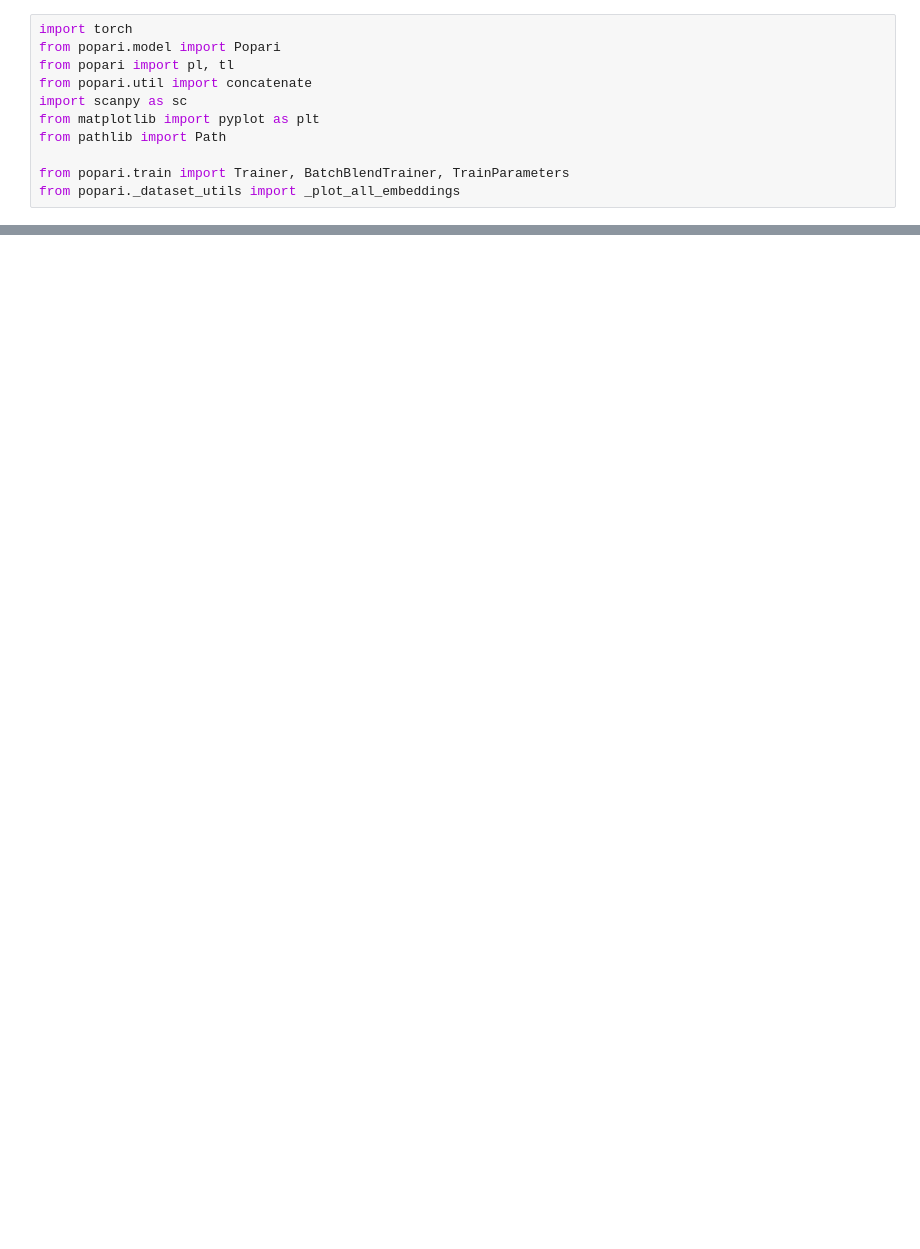
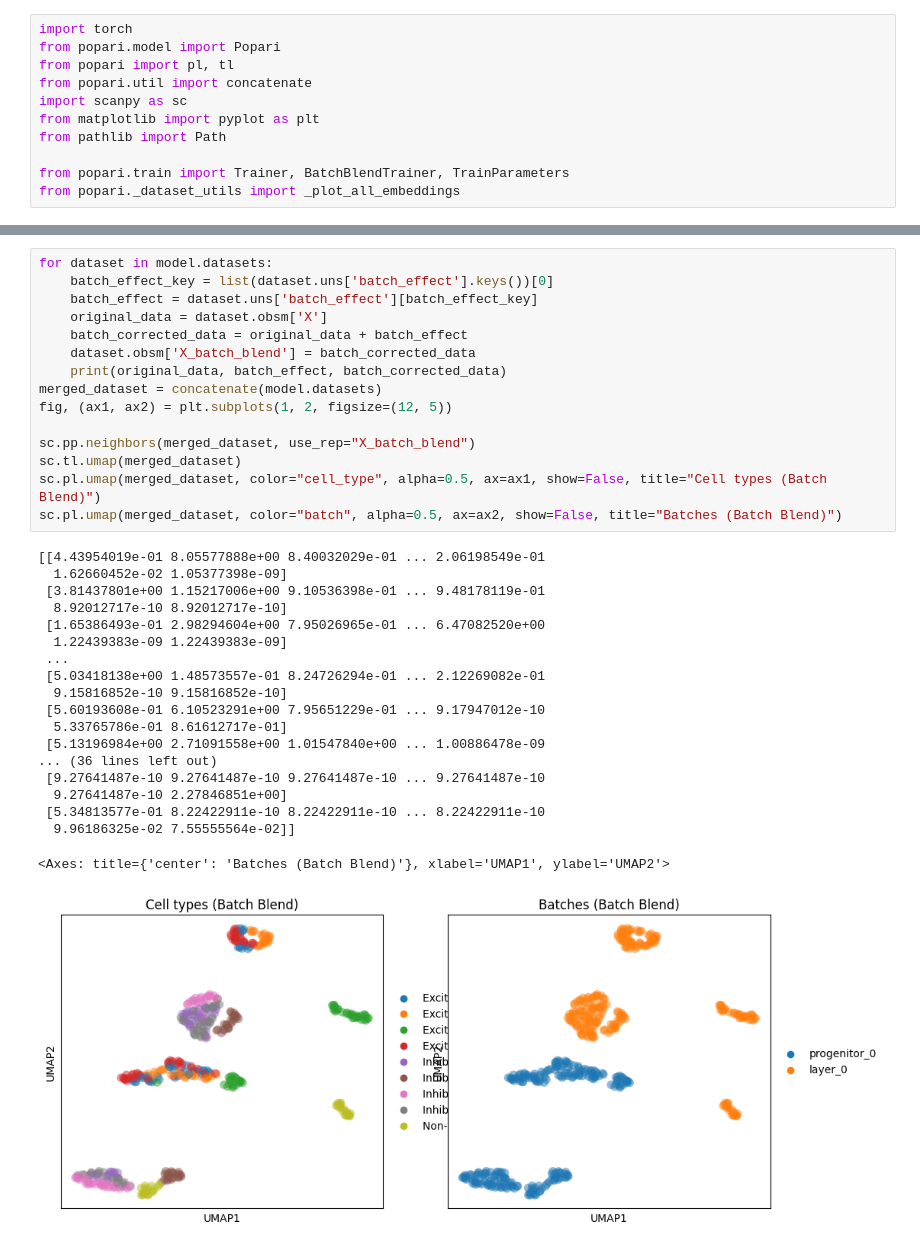
Before and after one commit to alam-shahul/popari, a Jupyter notebook: notebooks/batch_simulation.ipynb, the cells around one changed output, grey strips where cells are left out. Saved outputs shown, nothing was run; the diff lists cells and outputs as text; blank space fills up the shorter version.

```diff
--- a/notebooks/batch_simulation.ipynb
+++ b/notebooks/batch_simulation.ipynb
@@ -465,0 +564,35 @@ sc.pl.umap(merged_dataset, color="batch", alpha=0.5, ax=ax2, show=False, title="
+# %%
+for dataset in model.datasets:
+    batch_effect_key = list(dataset.uns['batch_effect'].keys())[0]
+    batch_effect = dataset.uns['batch_effect'][batch_effect_key]
+    original_data = dataset.obsm['X']
+    batch_corrected_data = original_data + batch_effect
+    dataset.obsm['X_batch_blend'] = batch_corrected_data
+    print(original_data, batch_effect, batch_corrected_data)
+merged_dataset = concatenate(model.datasets)
+fig, (ax1, ax2) = plt.subplots(1, 2, figsize=(12, 5))
+
+sc.pp.neighbors(merged_dataset, use_rep="X_batch_blend")
+sc.tl.umap(merged_dataset)
+sc.pl.umap(merged_dataset, color="cell_type", alpha=0.5, ax=ax1, show=False, title="Cell types (Batch Blend)")
+sc.pl.umap(merged_dataset, color="batch", alpha=0.5, ax=ax2, show=False, title="Batches (Batch Blend)")
+# %% [output]
+[[4.43954019e-01 8.05577888e+00 8.40032029e-01 ... 2.06198549e-01
+  1.62660452e-02 1.05377398e-09]
+ [3.81437801e+00 1.15217006e+00 9.10536398e-01 ... 9.48178119e-01
+  8.92012717e-10 8.92012717e-10]
+ [1.65386493e-01 2.98294604e+00 7.95026965e-01 ... 6.47082520e+00
+  1.22439383e-09 1.22439383e-09]
+ ...
+ [5.03418138e+00 1.48573557e-01 8.24726294e-01 ... 2.12269082e-01
+  9.15816852e-10 9.15816852e-10]
+ [5.60193608e-01 6.10523291e+00 7.95651229e-01 ... 9.17947012e-10
+  5.33765786e-01 8.61612717e-01]
+ [5.13196984e+00 2.71091558e+00 1.01547840e+00 ... 1.00886478e-09
+... (36 lines left out)
+ [9.27641487e-10 9.27641487e-10 9.27641487e-10 ... 9.27641487e-10
+  9.27641487e-10 2.27846851e+00]
+ [5.34813577e-01 8.22422911e-10 8.22422911e-10 ... 8.22422911e-10
+  9.96186325e-02 7.55555564e-02]]
+<Axes: title={'center': 'Batches (Batch Blend)'}, xlabel='UMAP1', ylabel='UMAP2'>
+[figure, added]
```
Also changed, not shown: parts of 15 cells of this notebook.
